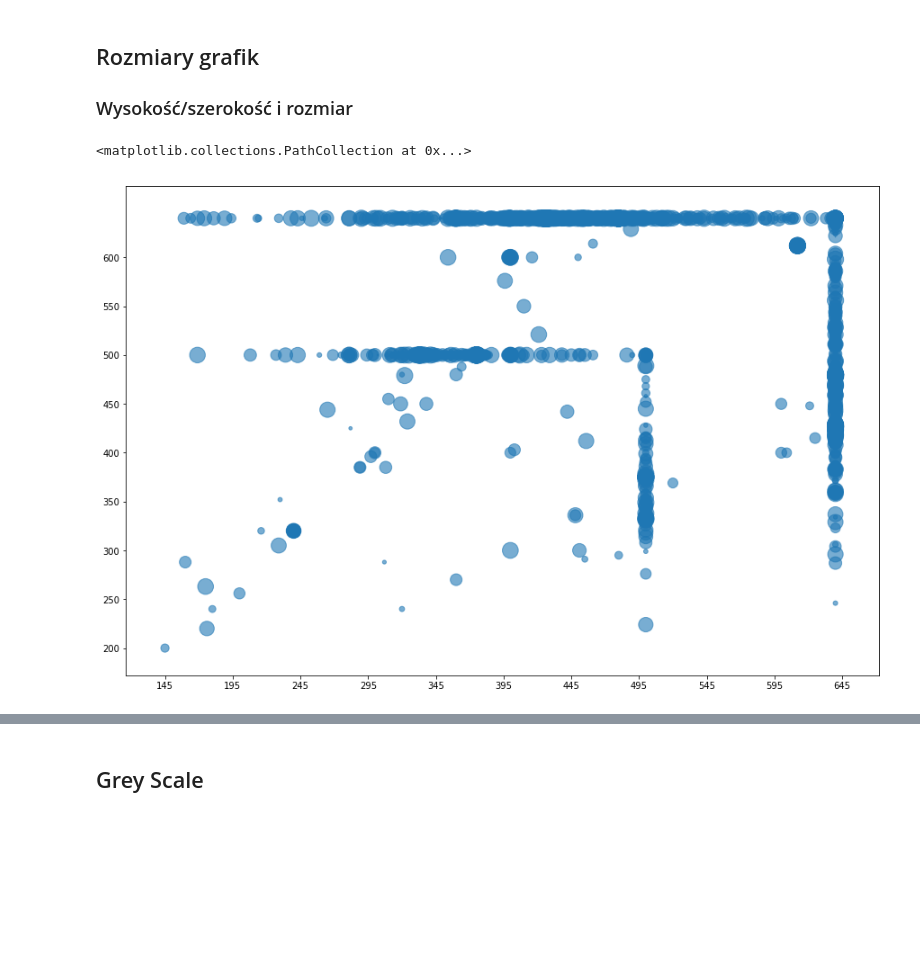
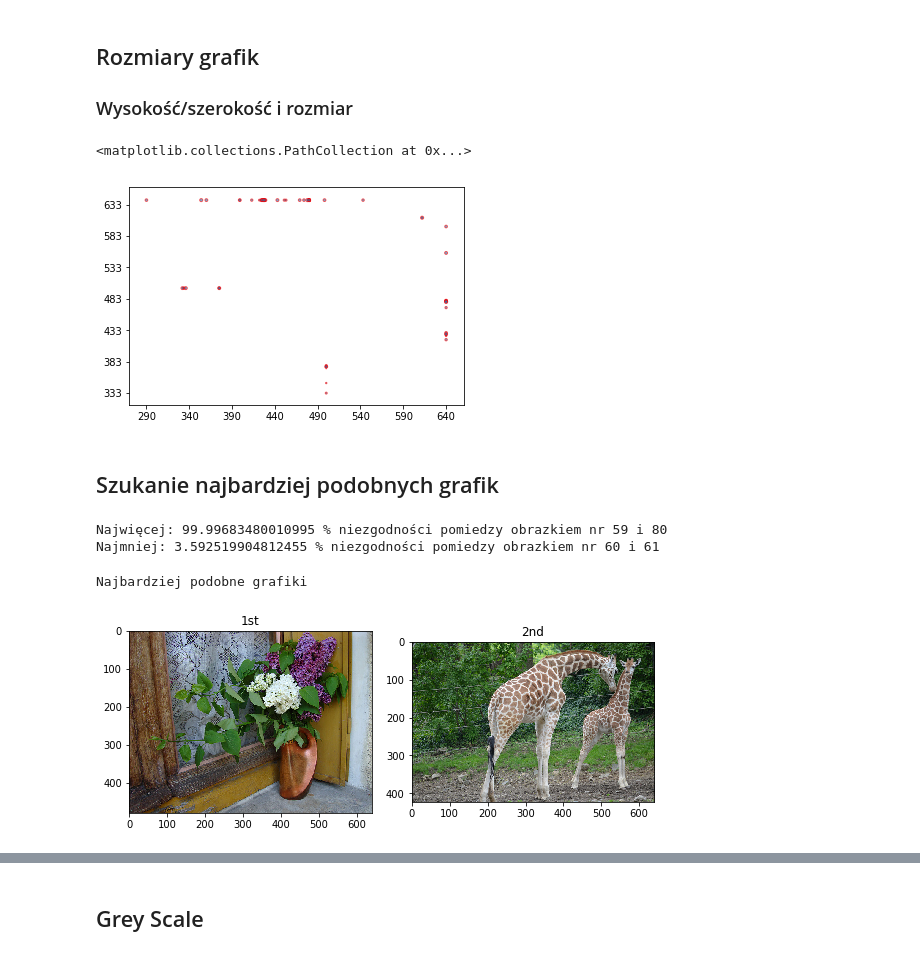
Before and after one commit to konradszwed/projekt_analiza_obrazu, a Jupyter notebook: main.ipynb, the cells around one changed output, grey strips where cells are left out. Drawn from its saved outputs; the diff is of its cells as text; code cells hidden in the pictures; blank space fills up the shorter version.

```diff
--- a/main.ipynb
+++ b/main.ipynb
@@ -38,8 +39,8 @@ plt.rcParams['figure.figsize'] = [15, 10]
 #domyślnie: \Users\rooni\Desktop\projekt_analiza_obrazu\baza
 #########################################################################
 #user_path=r'''C:\Users\rooni\Desktop\PHOTOSHOP'''
-#user_path=r'''D:\Lelz'''
-user_path=r'''\Users\rooni\Desktop\projekt_analiza_obrazu\baza'''
+user_path=r'''\Users\rooni\Desktop\projekt_analiza_obrazu\baza_test2'''
+#user_path=r'''\Users\rooni\Desktop\projekt_analiza_obrazu\baza'''
 #user_path=r'''\Users\rooni\Desktop\projekt_analiza_obrazu\baza_test'''
 #########################################################################
 stats_path=r'''C:\Users\rooni\Desktop\projekt_analiza_obrazu\stats'''
@@ -329,8 +410,8 @@ fig, ax = plt.subplots()
 t=[i for i in range(256)]
 data1,data2,data3=[],[],[]
 for i in range(0,len(dane)):
-    data1.append(dane[i][5])
-    data2.append(dane[i][6])
+    data1.append(dane[i][9])
+    data2.append(dane[i][10])
     data3.append(dane[i][11])
 
 num_bins = 64 #ilosc slupkow
@@ -376,25 +457,65 @@ plt.show()
 # %%
 t=[i for i in range(256)]
 datax,datay,datar=[],[],[]
 for i in range(0,len(dane)):
     datax.append(dane[i][3])
     datay.append(dane[i][4])
     datar.append(dane[i][6])
 
 line = plt.figure()
 
 plt.xticks(np.arange(min(datax), max(datax)+10, 50.0))
 plt.yticks(np.arange(min(datay), max(datay)+10, 50.0))
 #np.random.seed(5)
 #plt.plot(datax, datay, ".")
-s = [n/15 for n in range(len(datar))]
-plt.scatter(datax,datay,s=s, alpha = 0.6)
+s = [n/10 for n in range(len(datar))]
+plt.scatter(datax,datay,s=s, alpha = 0.6, edgecolor='r')
 
 # draw vertical line from (70,100) to (70, 250)
 #plt.plot([70, 70], [100, 250], 'k-', lw=2)
 
 # draw diagonal line from (70, 90) to (90, 200)
 #plt.plot([70, 90], [90, 200], 'k-')
 # %% [output]
 <matplotlib.collections.PathCollection at 0x...>
-[figure, old version]
+[figure, new version]
+# %% [markdown]
+<h2>Szukanie najbardziej podobnych grafik</h2>
+# %%
+max_img_equal,x,y=0,0,0
+min_img_equal,x2,y2=100,0,0
+for i in range(0,len(files)):
+    for n in range(i+1,len(files)):
+        test,test2=user_path+'\{}'.format(files[n]),user_path+'\{}'.format(files[i])
+        compare_image = CompareImage(test,test2)
+        image_difference = compare_image.compare_image()
+        if(image_difference!=10000):
+            if (max_img_equal<float(image_difference)):
+                max_img_equal,x,y=image_difference,i,n
+            if (min_img_equal>float(image_difference)):
+                min_img_equal,x2,y2=image_difference,i,n
+print('Najwięcej: {} % niezgodności pomiedzy obrazkiem nr {} i {}'.format(max_img_equal*100, x, y  ))
+print('Najmniej: {} % niezgodności pomiedzy obrazkiem nr {} i {} \n '.format(min_img_equal*100, x2, y2  ))
+# %% [output]
+Najwięcej: 99.99683480010995 % niezgodności pomiedzy obrazkiem nr 59 i 80
+Najmniej: 3.592519904812455 % niezgodności pomiedzy obrazkiem nr 60 i 61
+# %%
+print('Najbardziej podobne grafiki')
+path='{}\{}'.format(user_path,files[x2])
+first = imageio.imread(path)
+path=user_path+'\{}'.format(files[y2])
+second = imageio.imread(path)
+
+fig, axes = plt.subplots(1, 2, figsize=(8, 4))
+ax = axes.ravel()
+
+ax[0].imshow(first)
+ax[0].set_title("1st")
+ax[1].imshow(second)
+ax[1].set_title("2nd")
+
+fig.tight_layout()
+plt.show()
+# %% [output]
+Najbardziej podobne grafiki
+[figure, added]
```
Also changed, not shown: parts of 19 cells of this notebook, 6 other files.
